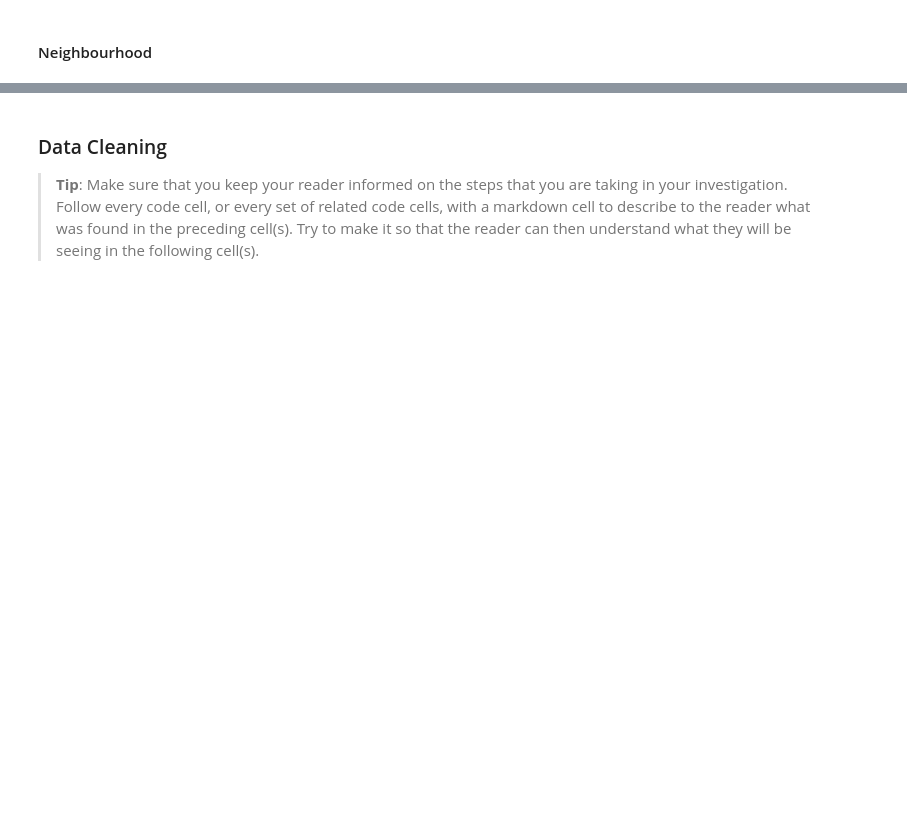
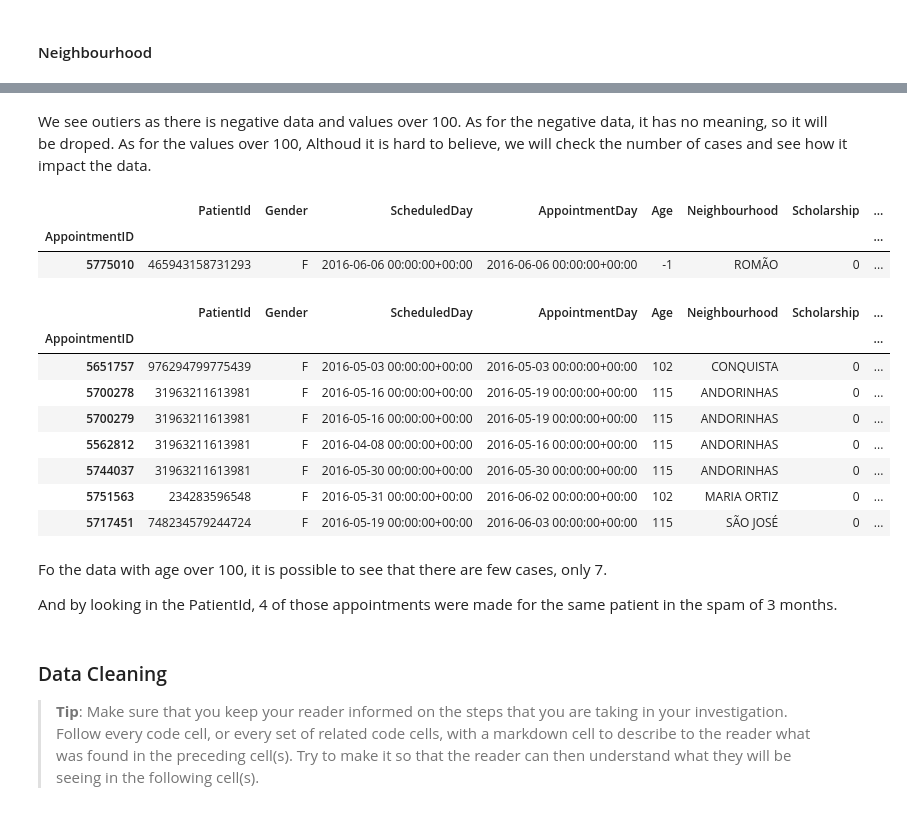
Before and after one commit to viniciusagsa/data-analyst-project, a Jupyter notebook: Investigate_a_Dataset.ipynb, the cells around one changed output, grey strips where cells are left out. Saved outputs shown, nothing was run; the diff lists cells and outputs as text; code cells hidden in the pictures; blank space fills up the shorter version.

Commit message:
data assessing and cleaning data frame

```diff
--- a/Investigate_a_Dataset.ipynb
+++ b/Investigate_a_Dataset.ipynb
@@ -150,0 +156,4 @@ df['NoShow'] = df['NoShow'].astype('category')
+# %%
+#Change both columns to datetime
+df['AppointmentDay']= pd.to_datetime(df['AppointmentDay']).dt.normalize()
+df['ScheduledDay'] = pd.to_datetime(df['ScheduledDay']).dt.normalize()
@@ -150,0 +164,6 @@ df['NoShow'] = df['NoShow'].astype('category')
+# %%
+# Create a new column 'BetweenDays'
+df['BetweenDays'] = df['AppointmentDay'] - df['ScheduledDay']
+
+# Check for posible inconsistenses
+df['BetweenDays'].describe()
@@ -150,0 +177,5 @@ df['NoShow'] = df['NoShow'].astype('category')
+# %%
+df.drop(
+    df[df['BetweenDays'].dt.days < 0].index,
+    inplace=True
+)
@@ -151,3 +228,36 @@ df['NoShow'] = df['NoShow'].astype('category')
+# %% [markdown]
+We see outiers as there is negative data and values over 100.
+As for the negative data, it has no meaning, so it will be droped.
+As for the values over 100, Althoud it is hard to believe, we will check the number of cases and see how it impact the data.
+# %%
+# check for values lower 0 years
+df[df.Age < 0]
+# %% [output]
+|  | PatientId | Gender | ScheduledDay | AppointmentDay | Age | Neighbourhood | Scholarship | ... |
+| AppointmentID |  |  |  |  |  |  |  | ... |
+| 5775010 | 465943158731293 | F | 2016-06-06 00:00:00+00:00 | 2016-06-06 00:00:00+00:00 | -1 | ROMÃO | 0 | ... |
+# %%
+# Drop that column
+df.drop(
+    df[df.Age < 0].index,
+    inplace= True
+)
+# %%
+df[df.Age > 100]
+# %% [output]
+|  | PatientId | Gender | ScheduledDay | AppointmentDay | Age | Neighbourhood | Scholarship | ... |
+| AppointmentID |  |  |  |  |  |  |  | ... |
+| 5651757 | 976294799775439 | F | 2016-05-03 00:00:00+00:00 | 2016-05-03 00:00:00+00:00 | 102 | CONQUISTA | 0 | ... |
+| 5700278 | 31963211613981 | F | 2016-05-16 00:00:00+00:00 | 2016-05-19 00:00:00+00:00 | 115 | ANDORINHAS | 0 | ... |
+| 5700279 | 31963211613981 | F | 2016-05-16 00:00:00+00:00 | 2016-05-19 00:00:00+00:00 | 115 | ANDORINHAS | 0 | ... |
+| 5562812 | 31963211613981 | F | 2016-04-08 00:00:00+00:00 | 2016-05-16 00:00:00+00:00 | 115 | ANDORINHAS | 0 | ... |
+| 5744037 | 31963211613981 | F | 2016-05-30 00:00:00+00:00 | 2016-05-30 00:00:00+00:00 | 115 | ANDORINHAS | 0 | ... |
+| 5751563 | 234283596548 | F | 2016-05-31 00:00:00+00:00 | 2016-06-02 00:00:00+00:00 | 102 | MARIA ORTIZ | 0 | ... |
+| 5717451 | 748234579244724 | F | 2016-05-19 00:00:00+00:00 | 2016-06-03 00:00:00+00:00 | 115 | SÃO JOSÉ | 0 | ... |
+# %% [markdown]
+Fo the data with age over 100, it is possible to see that there are few cases, only 7.
+
+And by looking in the PatientId, 4 of those appointments were made for the same patient in the spam of 3 months.
 # %% [markdown]
 
 ### Data Cleaning
```
Also changed, not shown: parts of 17 cells of this notebook, 1 other file.
